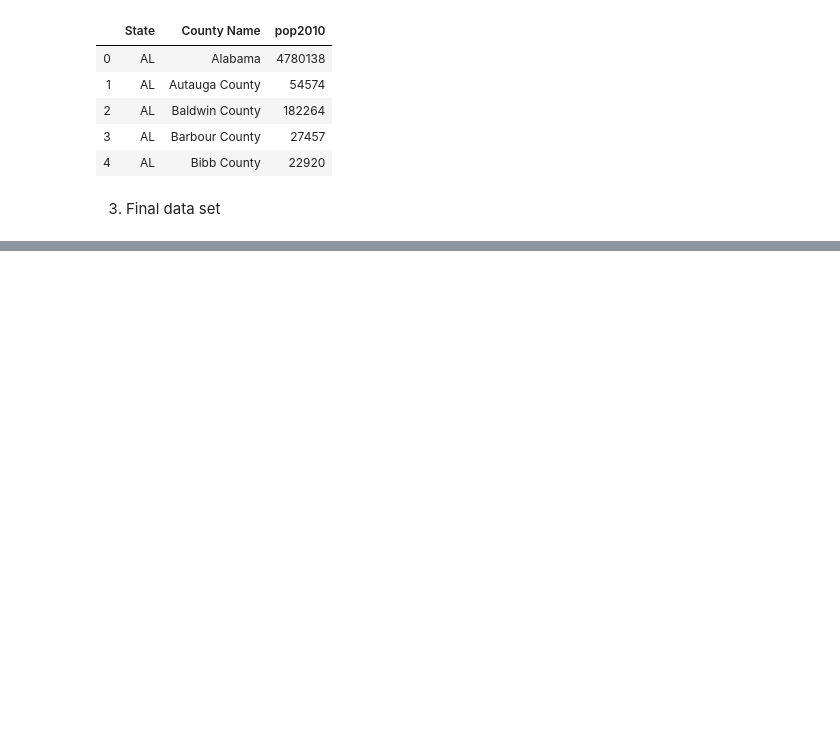
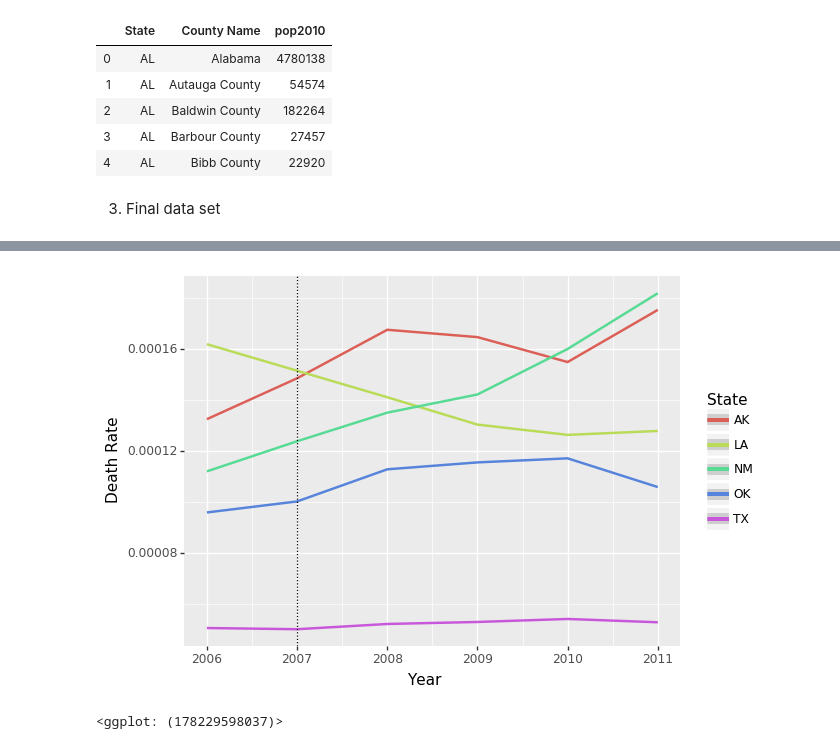
Before and after one commit to VishaalVenkatesh/estimating-impact-of-opioid-prescriptions, a Jupyter notebook: 10_code/overdose/IDS690_Project_Overdose_Death.ipynb, the cells around one changed output, grey strips where cells are left out. Cells and saved outputs as stored; diff of their text form; code cells hidden in the pictures; blank space fills up the shorter version.

```diff
--- a/10_code/overdose/IDS690_Project_Overdose_Death.ipynb
+++ b/10_code/overdose/IDS690_Project_Overdose_Death.ipynb
@@ -161,0 +193,9 @@ df_final.head()
+# %%
+# select TX and four adjacent States
+df_sel3=df_final_2[(df_final_2['State']=='TX') | (df_final_2['State']=='LA') | (df_final_2['State']=='OK') |(df_final_2['State']=='NM') | (df_final_2['State']=='AK') ]
+# %%
+fig=(ggplot(aes(x='Year', y='Death Rate', group = 'State', color = 'State') , data = df_sel3) + geom_smooth()  + geom_vline(xintercept=2007, linetype = "dotted") + xlim(2006, 2011))
+fig
+# %% [output]
+[figure, added]
+<ggplot: (178229598037)>
```
Also changed, not shown: parts of 26 cells of this notebook, 1 other file.
